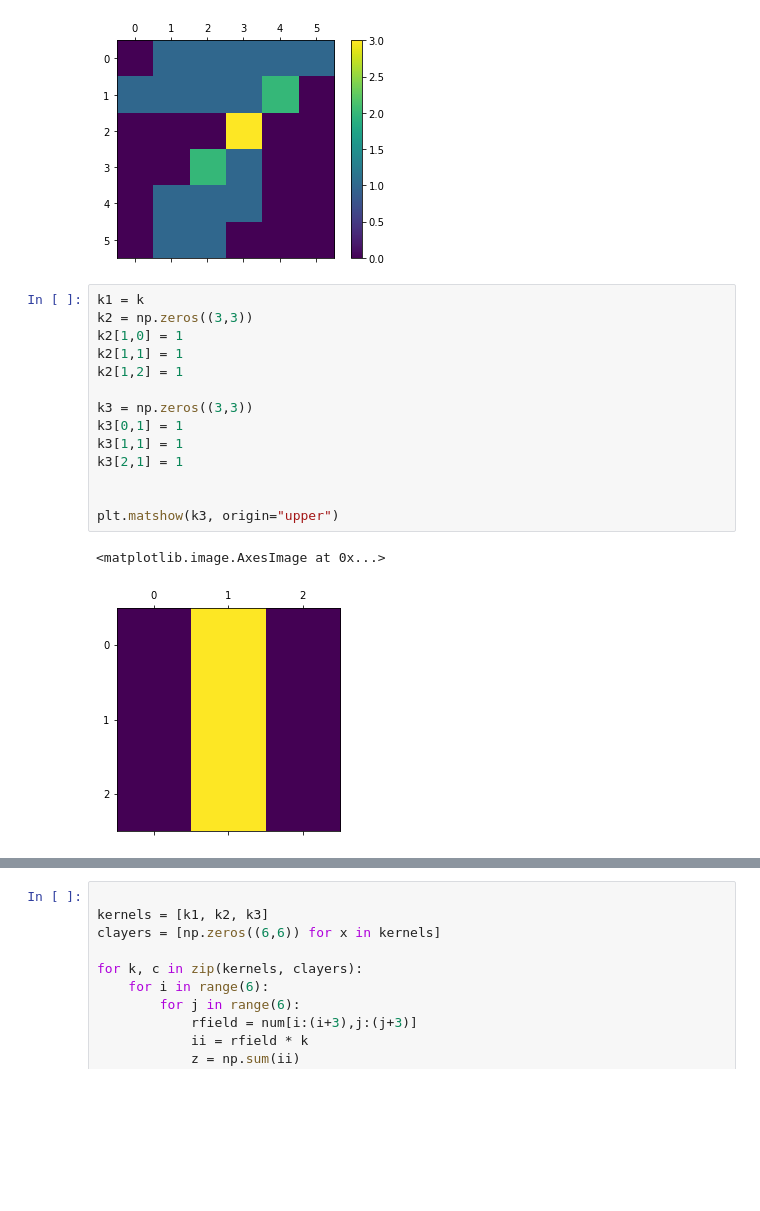
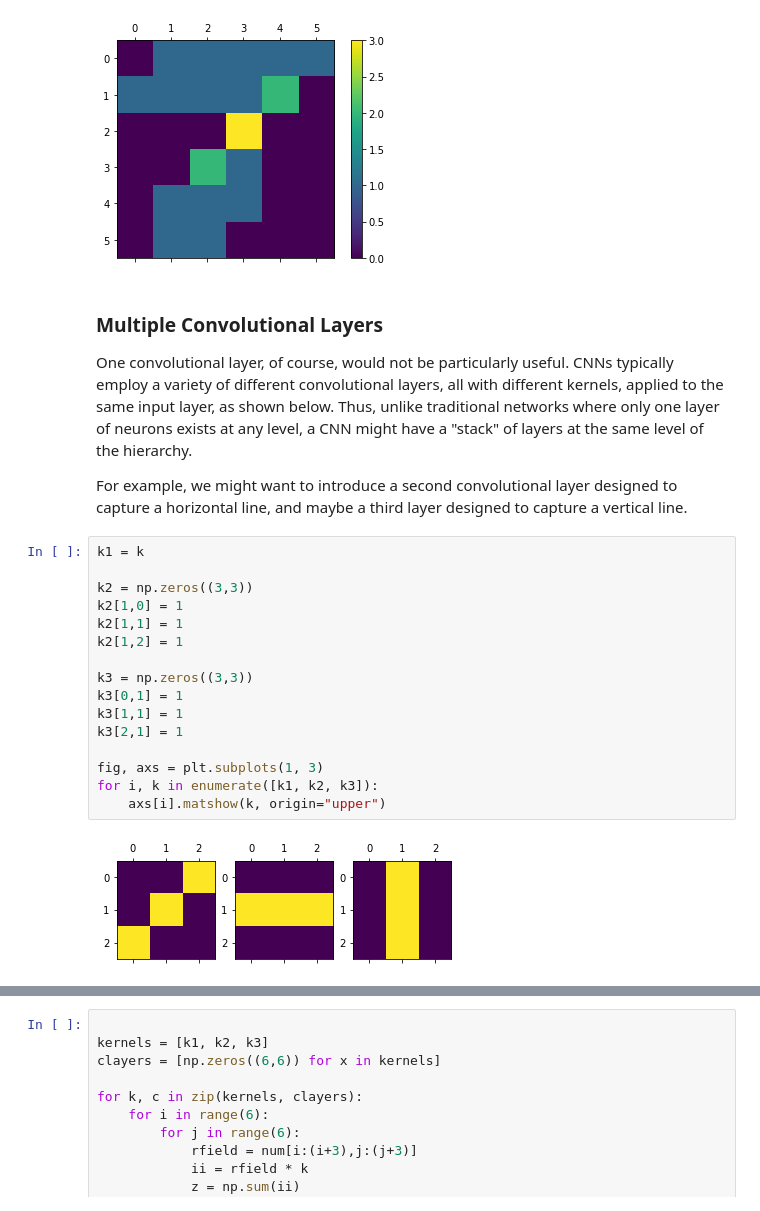
Before and after one commit to TheRealDrDre/CompCogNeuro, a Jupyter notebook: Part5_NeuralNetworks/NN6_ConvolutionalNetworks.ipynb, the cells around one changed output, grey strips where cells are left out. Drawn from its saved outputs; the diff is of its cells as text; blank space fills up the shorter version.

```diff
--- a/Part5_NeuralNetworks/NN6_ConvolutionalNetworks.ipynb
+++ b/Part5_NeuralNetworks/NN6_ConvolutionalNetworks.ipynb
@@ -95,20 +135,27 @@ fig.colorbar(cax)
 plt.show()
 # %% [output]
 [figure]
+# %% [markdown]
+### Multiple Convolutional Layers
+
+One convolutional layer, of course, would not be particularly useful. CNNs typically employ a variety of different convolutional layers, all with different kernels, applied to the same input layer, as shown below. Thus, unlike traditional networks where only one layer of neurons exists at any level, a CNN might have a "stack" of layers at the same level of the hierarchy.
+
+For example, we might want to introduce a second convolutional layer designed to capture a horizontal line, and maybe a third layer designed to capture a vertical line.
 # %%
 k1 = k
+
 k2 = np.zeros((3,3))
 k2[1,0] = 1
 k2[1,1] = 1
 k2[1,2] = 1
 
 k3 = np.zeros((3,3))
 k3[0,1] = 1
 k3[1,1] = 1
 k3[2,1] = 1
 
-
-plt.matshow(k3, origin="upper")
+fig, axs = plt.subplots(1, 3)
+for i, k in enumerate([k1, k2, k3]):
+    axs[i].matshow(k, origin="upper")
 # %% [output]
-<matplotlib.image.AxesImage at 0x...>
-[figure, old version]
+[figure, new version]
```
Also changed, not shown: parts of 13 cells of this notebook, 1 other file.
